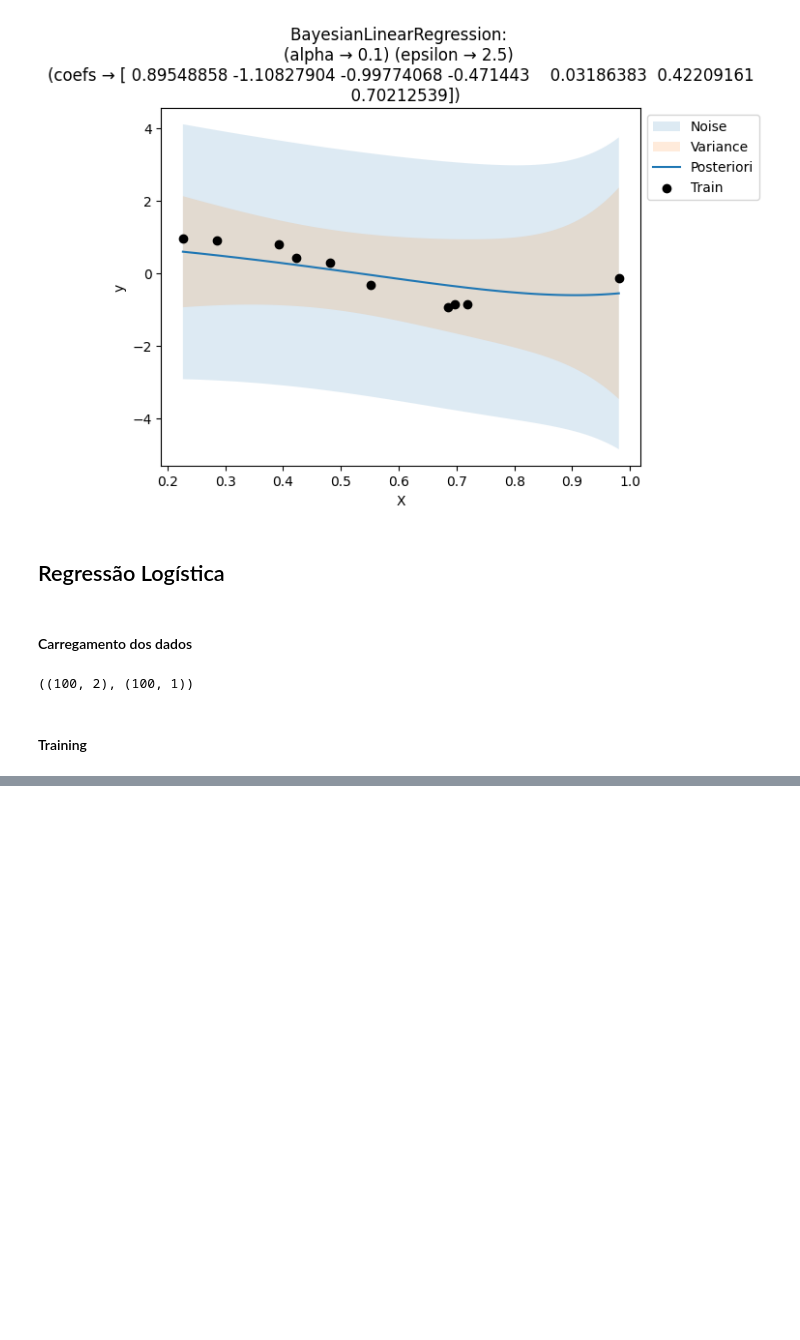
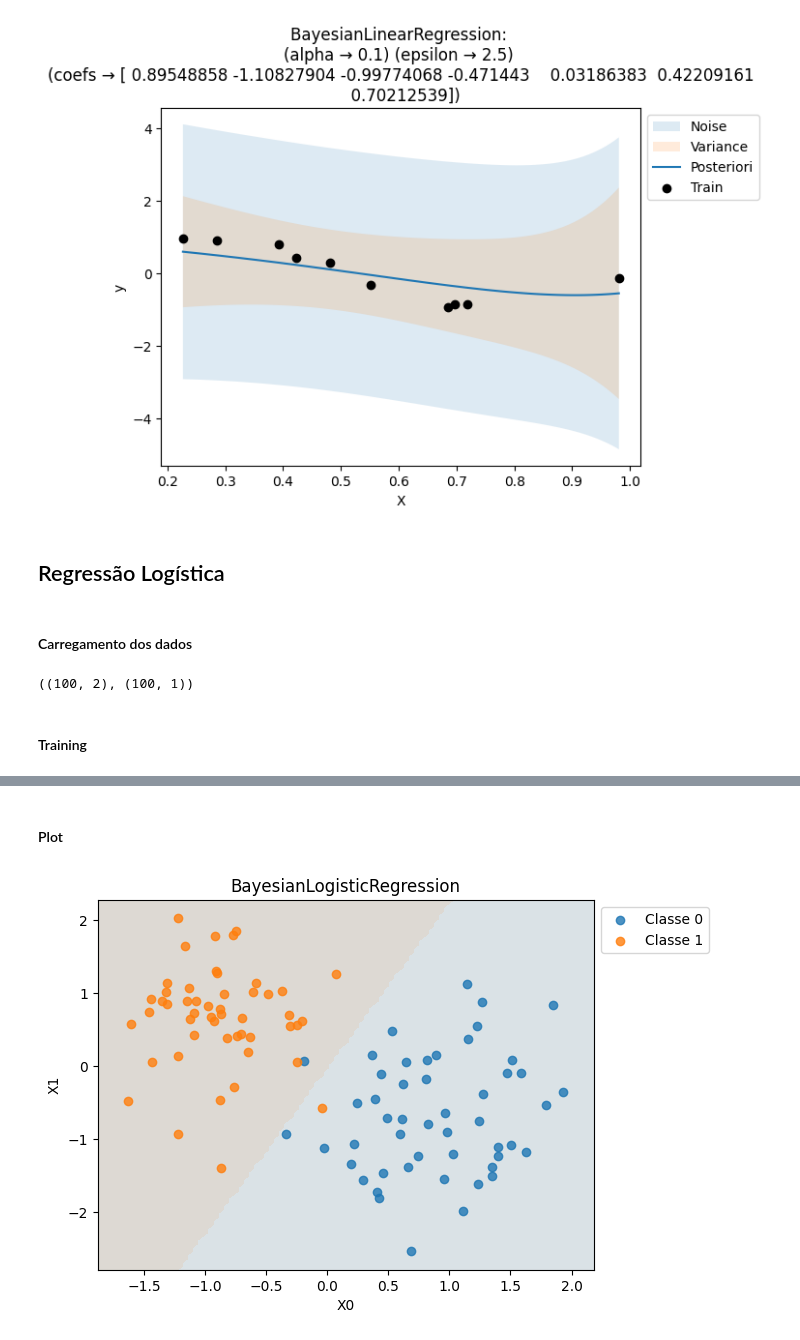
Before and after one commit to vauxgomes/ufc-ckp8366, a Jupyter notebook: listas/lista-2/main.ipynb, the cells around one changed output, grey strips where cells are left out. Drawn from its saved outputs; the diff is of its cells as text; code cells hidden in the pictures; blank space fills up the shorter version.

```diff
--- a/listas/lista-2/main.ipynb
+++ b/listas/lista-2/main.ipynb
@@ -282,15 +283,27 @@ class BayesianLogisticRegression:
     np.random.seed(self.seed)
     self.ws = np.random.multivariate_normal(mean=self.mu.reshape(-1), cov=self.cov, size=self.size).T
 
+  def predict_proba(self, X):
+    # Addind Bias Column
+    X = np.c_[np.ones((X.shape[0],1)), X] # (D x N)
+    D = X.shape[0] # Bias included
 
-  def predict(self, X):
+    # Prediction
     return np.mean([self.activation(self.ws.T @ x) for x in X], axis=1)
+
+  def predict(self, X, R_cost=1):
+    ''' R_cost: Decision Limiar '''
+
+    return np.where(self.predict_proba(X) > 1/(R_cost + 1), 1, 0)
 
   #
   @staticmethod
   def activation(z):
       ''' Sigmoid function '''
       return 1/(1 + np.exp(-z))
+
+  def __str__(self):
+    return f'BayesianLogisticRegression'
 # %% [markdown]
 #### Carregamento dos dados
 # %%
@@ -374,0 +335,31 @@ np.mean(pred, axis=-1).shape
+# %% [markdown]
+ #### Plot
+# %%
+# Special thanks to Mr. Gemini
+xx, yy = np.meshgrid(
+  np.linspace(X[:, 0].min() - 0.25, X[:, 0].max() + 0.25, 100),
+  np.linspace(X[:, 1].min() - 0.25, X[:, 1].max() + 0.25, 100)) # Não me pergunte
+
+X_test = np.c_[xx.ravel(), yy.ravel()]
+
+#
+Z = blogist.predict(X_test).reshape(xx.shape)
+
+# Custom color map
+cmap = mcolors.LinearSegmentedColormap.from_list('Custom', ['#d8e7f0', '#ded5ca'])
+
+# Contour
+plt.contourf(xx, yy, Z, cmap=cmap, levels=[-1, 0, 1])
+
+# Scatters
+plt.scatter(X[(y==0).ravel()][:, 0], X[(y==0).ravel()][:, 1], alpha=0.8, label="Classe 0")
+plt.scatter(X[(y==1).ravel()][:, 0], X[(y==1).ravel()][:, 1], alpha=0.8, label="Classe 1")
+
+#
+plt.xlabel('X0')
+plt.ylabel('X1')
+plt.title(blogist)
+plt.legend(bbox_to_anchor=(1, 1), loc="upper left")
+plt.show()
+# %% [output]
+[figure, added]
```
Also changed, not shown: parts of 11 cells of this notebook.
